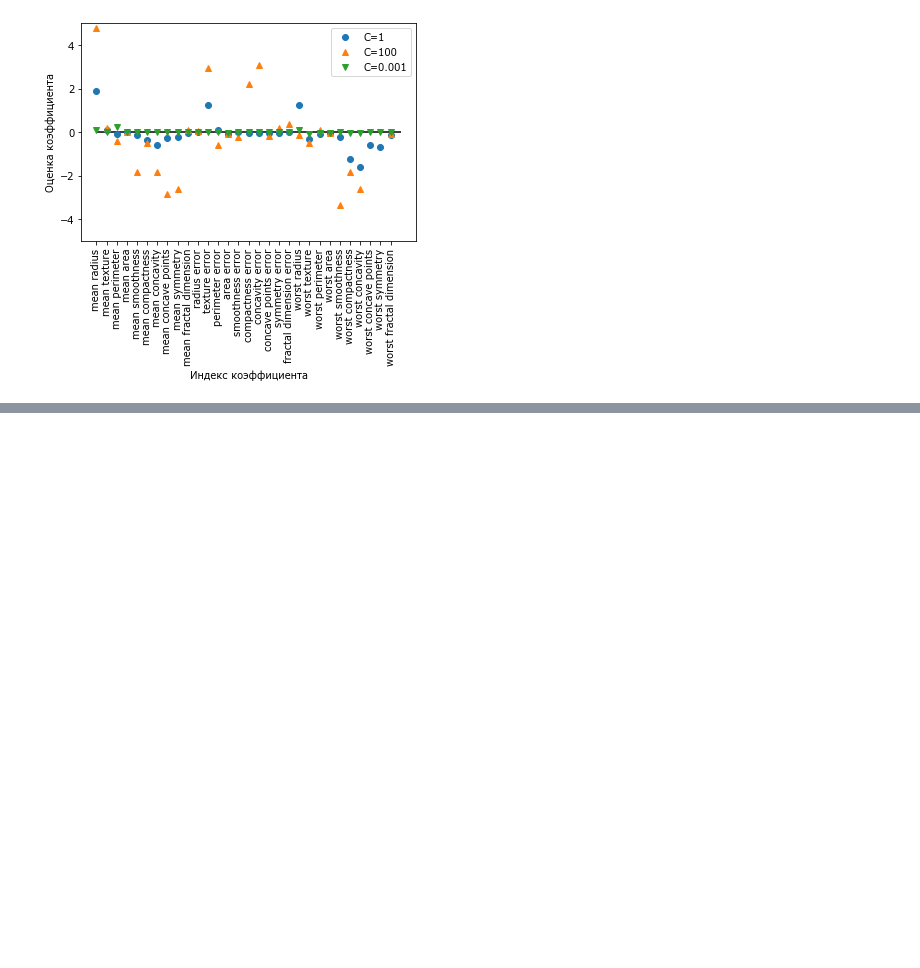
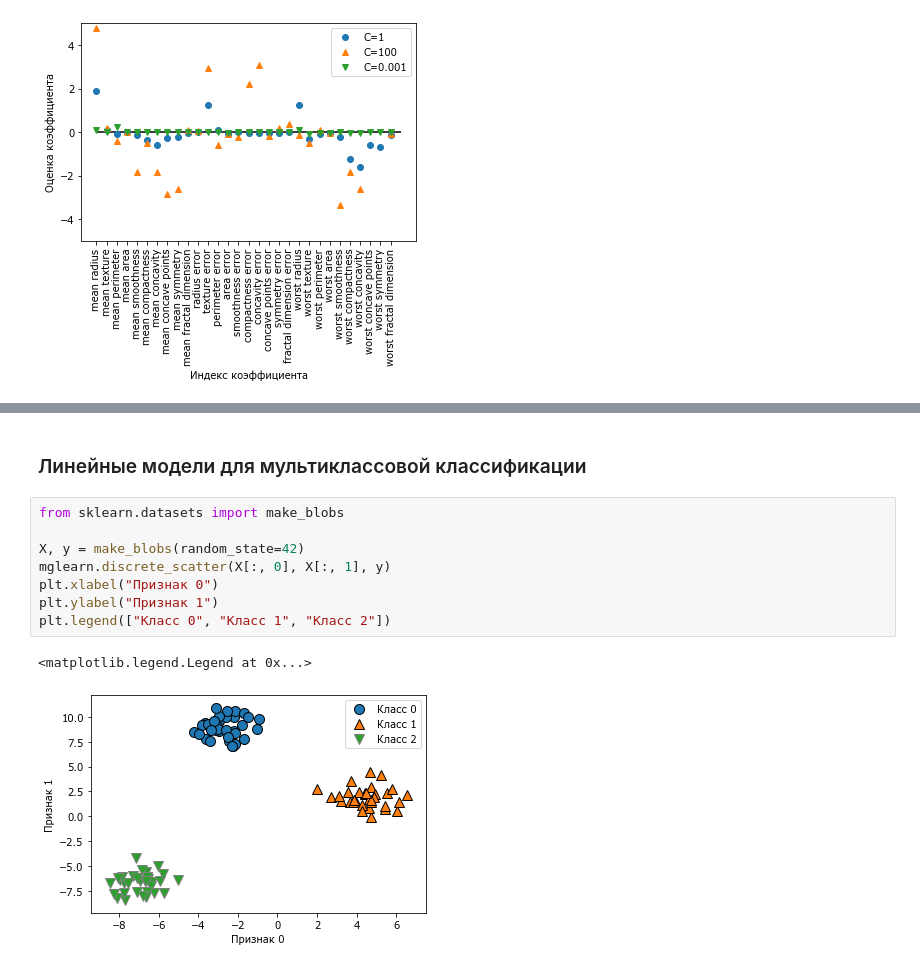
Before and after one commit to fray517/ml, a Jupyter notebook: machine_learning_1.ipynb, the cells around one changed output, grey strips where cells are left out. Cells and saved outputs as stored; diff of their text form; blank space fills up the shorter version.

```diff
--- a/machine_learning_1.ipynb
+++ b/machine_learning_1.ipynb
@@ -574,0 +597,13 @@ plt.legend()
+# %% [markdown]
+### Линейные модели для мультиклассовой классификации
+# %%
+from sklearn.datasets import make_blobs
+
+X, y = make_blobs(random_state=42)
+mglearn.discrete_scatter(X[:, 0], X[:, 1], y)
+plt.xlabel("Признак 0")
+plt.ylabel("Признак 1")
+plt.legend(["Класс 0", "Класс 1", "Класс 2"])
+# %% [output]
+<matplotlib.legend.Legend at 0x...>
+[figure, added]
```
Also changed, not shown: parts of 6 cells of this notebook.
